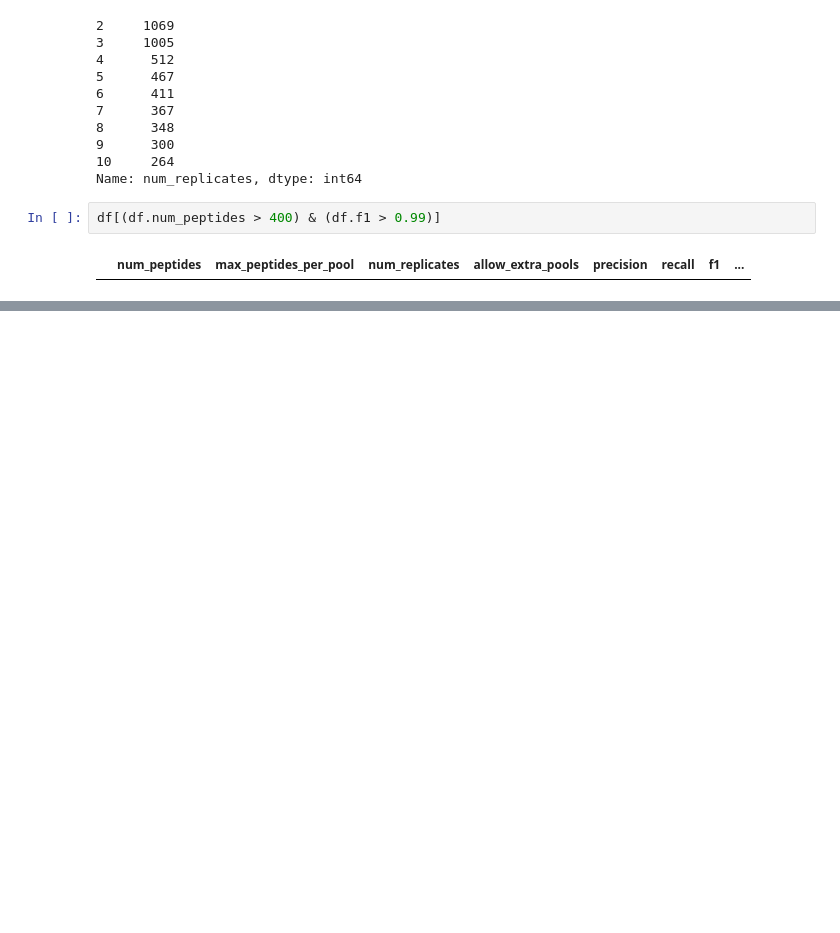
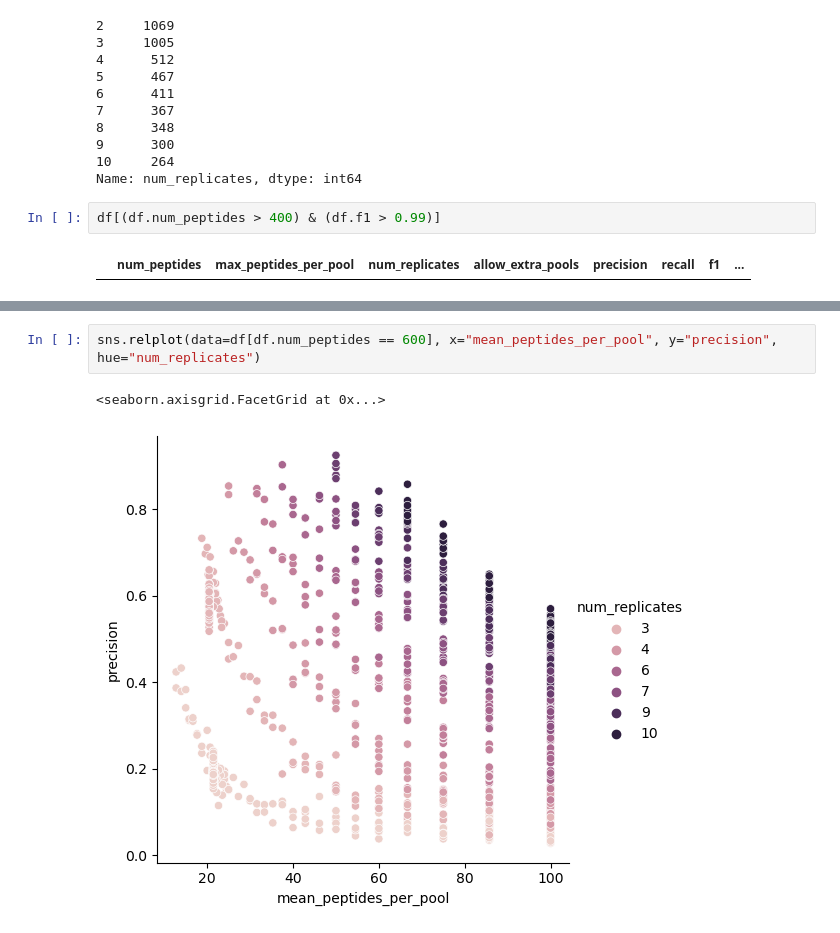
Before and after one commit to pirl-unc/golfy, a Jupyter notebook: notebooks/Analyze design accuracies.ipynb, the cells around one changed output, grey strips where cells are left out. Drawn from its saved outputs; the diff is of its cells as text; blank space fills up the shorter version.

```diff
--- a/notebooks/Analyze design accuracies.ipynb
+++ b/notebooks/Analyze design accuracies.ipynb
@@ -299,0 +309,5 @@ df[(df.num_peptides > 400) & (df.f1 > 0.99)]
+# %%
+sns.relplot(data=df[df.num_peptides == 600], x="mean_peptides_per_pool", y="precision", hue="num_replicates")
+# %% [output]
+<seaborn.axisgrid.FacetGrid at 0x...>
+[figure, added]
```
Also changed, not shown: parts of 33 cells of this notebook, 6 other files.
